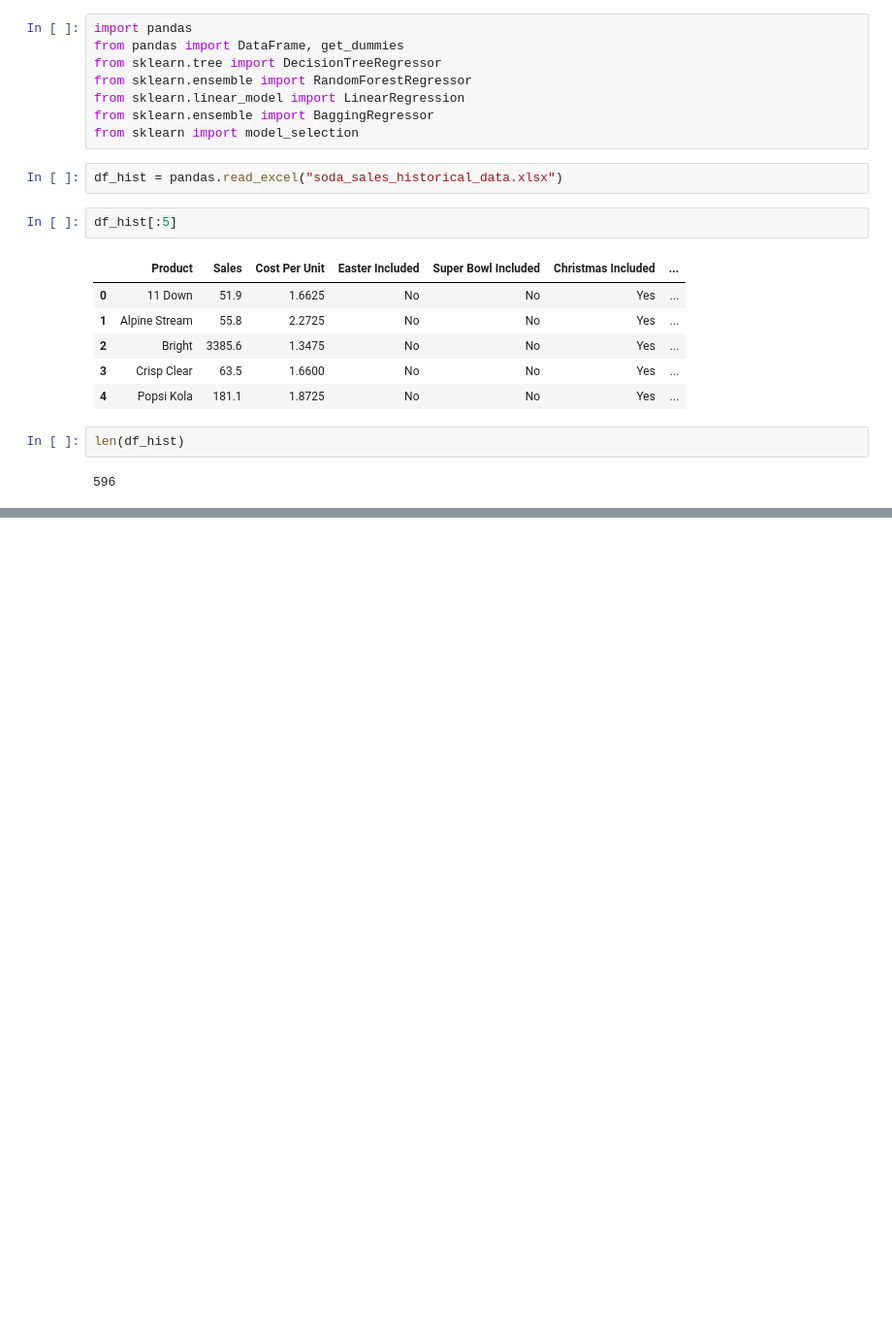
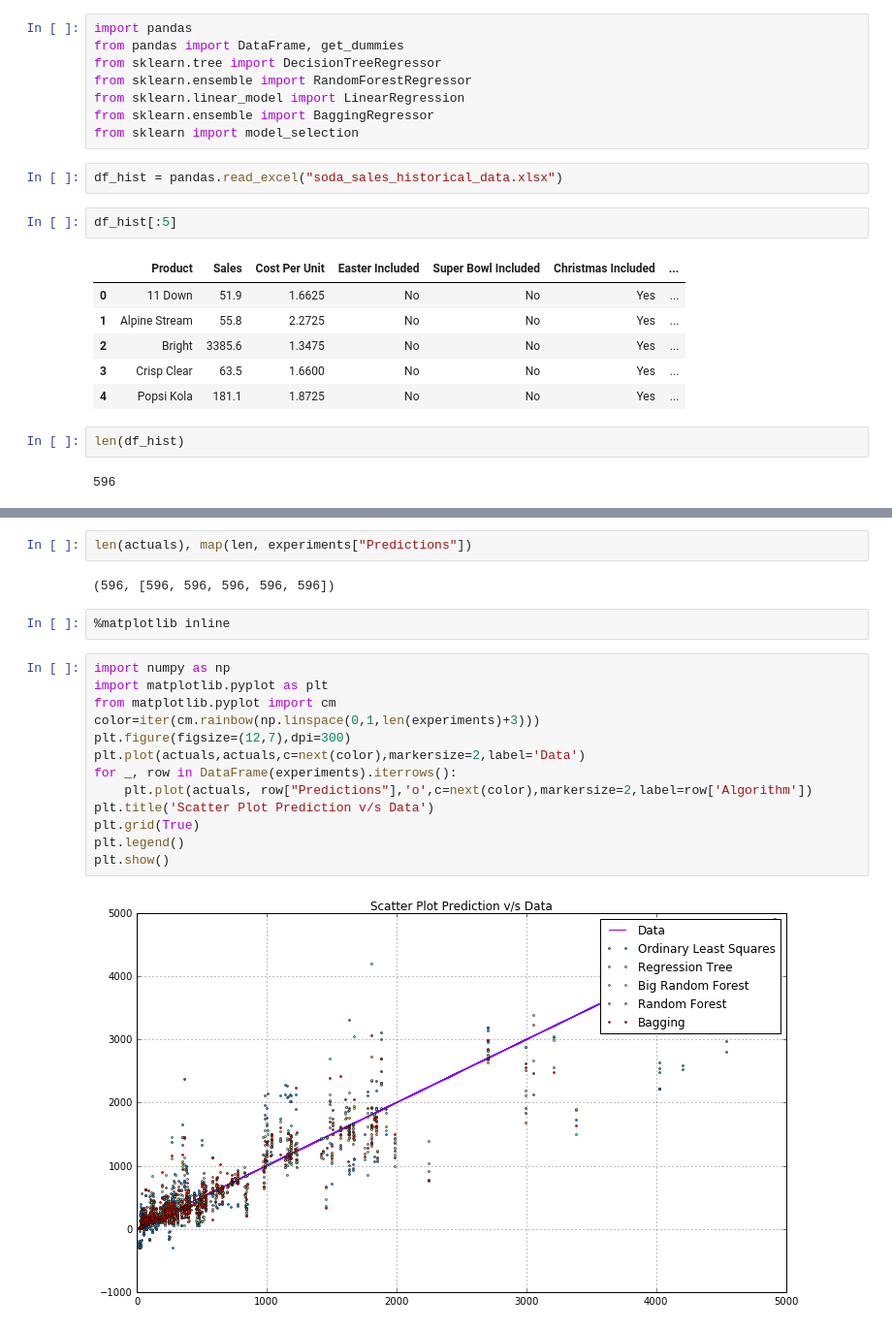
Before and after one commit to ticdat/ticdat, a Jupyter notebook: examples/expert_section/ml_soda_promotion/soda_promotion.ipynb, the cells around one changed output, grey strips where cells are left out. Shown at 97% size. Drawn from its saved outputs; the diff is of its cells as text; blank space fills up the shorter version.

```diff
--- a/examples/expert_section/ml_soda_promotion/soda_promotion.ipynb
+++ b/examples/expert_section/ml_soda_promotion/soda_promotion.ipynb
@@ -48,0 +51,21 @@ experiments = {"Algorithm":["Ordinary Least Squares", "Regression Tree", "Random
+# %%
+len(actuals), map(len, experiments["Predictions"])
+# %% [output]
+(596, [596, 596, 596, 596, 596])
+# %%
+%matplotlib inline
+# %%
+import numpy as np
+import matplotlib.pyplot as plt
+from matplotlib.pyplot import cm
+color=iter(cm.rainbow(np.linspace(0,1,len(experiments)+3)))
+plt.figure(figsize=(12,7),dpi=300)
+plt.plot(actuals,actuals,c=next(color),markersize=2,label='Data')
+for _, row in DataFrame(experiments).iterrows():
+    plt.plot(actuals, row["Predictions"],'o',c=next(color),markersize=2,label=row['Algorithm'])
+plt.title('Scatter Plot Prediction v/s Data')
+plt.grid(True)
+plt.legend()
+plt.show()
+# %% [output]
+[figure, added]
```
Also changed, not shown: parts of 43 cells of this notebook.
